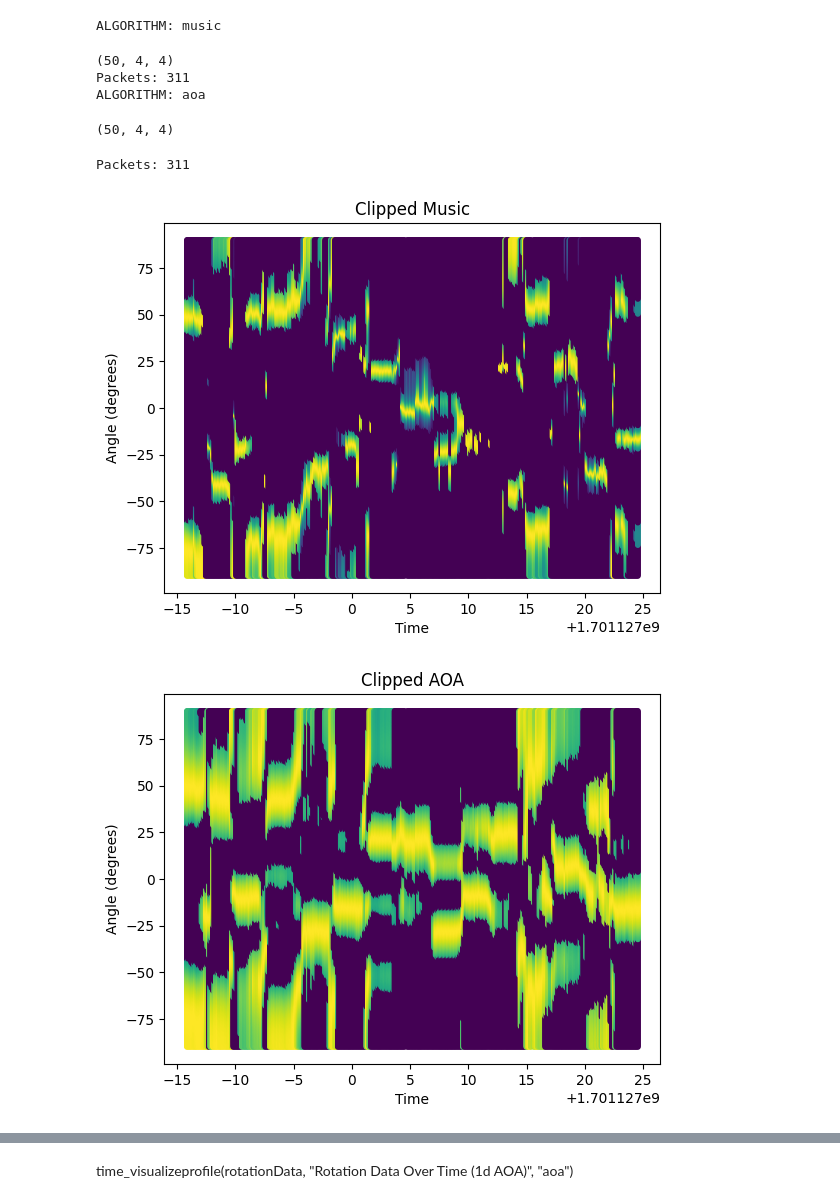
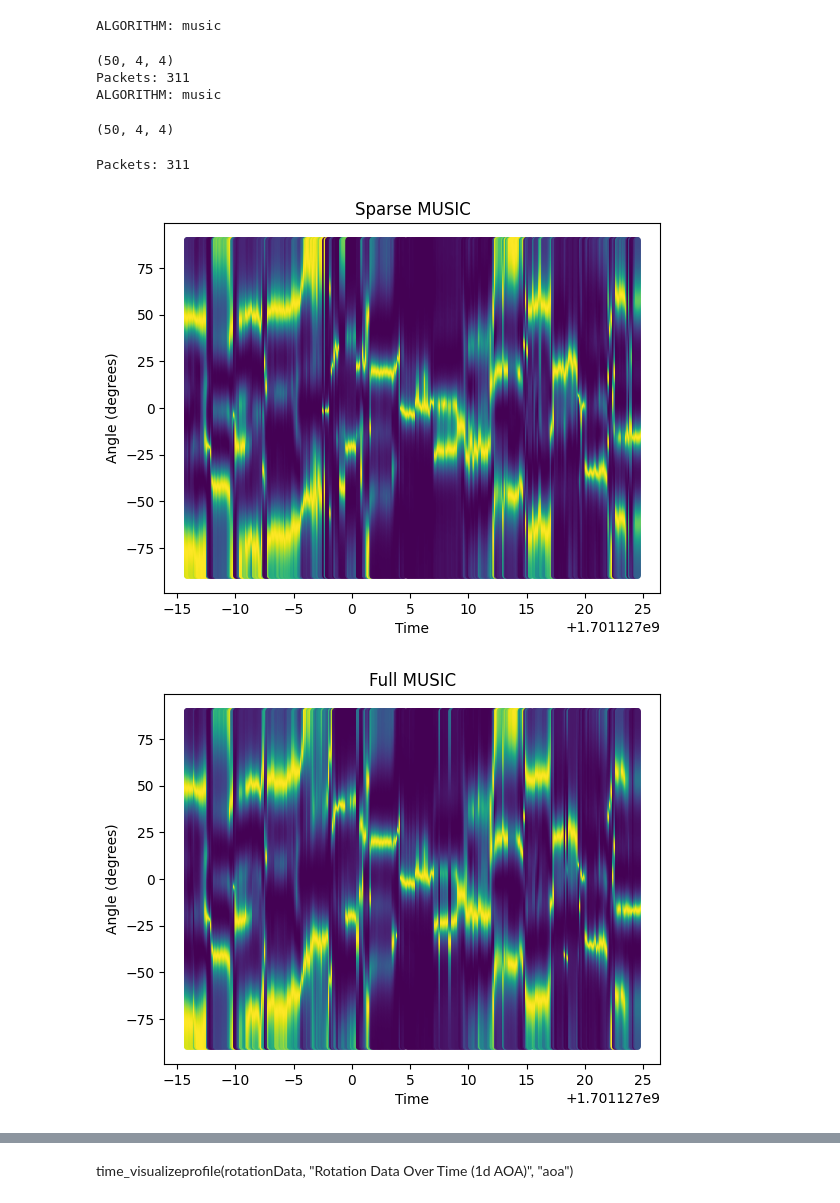
Before and after one commit to Navidt/SignalPropogation, a Jupyter notebook: visualization.ipynb, the cells around one changed output, grey strips where cells are left out. Cells and saved outputs as stored; diff of their text form; code cells hidden in the pictures.

```diff
--- a/visualization.ipynb
+++ b/visualization.ipynb
@@ -223,7 +223,7 @@ rssis = {}
 profs = {}
 aoa_sensors = {}
 # %%
-def get_angle_profiles(bag, algorithm):
+def get_angle_profiles(bag, algorithm, subcarriers = range(0, 50)):
   """Returns a list of [(time, [angles], [profile])] for each packet"""
   print("ALGORITHM:", algorithm)
   num = 0
@@ -240,13 +240,13 @@ def get_angle_profiles(bag, algorithm):
       if num == 1:
         print(csi.shape)
       #assuming this does not change
-      res = aoa_sensor.run(csi,(msg.chan,msg.bw*1e6))
+      res = aoa_sensor.run(csi,(msg.chan,msg.bw*1e6), subcarriers=subcarriers)
       num += 1
       data.append((t.to_sec(), theta_space * 180 / np.pi, res[1]))
   print("Packets:", num)
   return data
 
-def plot_angle_profiles(data, title):
+def plot_angle_profiles(data, title, savename=None):
   """Plots a list of [(time, [angles], [profile])]"""
   fig, ax = plt.subplots()
   plt.title(title)
@@ -254,44 +254,49 @@ def plot_angle_profiles(data, title):
   plt.xlabel("Time")
   for time, angles, profile in data:
     ax.scatter([time] * len(angles), angles, c=profile, s=10)
+  if savename is not None:
+    plt.savefig(savename)
   plt.show()
 # %%
 rotationData = rosbag.Bag("rotationData.bag")
-# musicData = get_angle_profiles(rotationData, "music")
-aoaData = get_angle_profiles(rotationData, "aoa")
+musicData1 = get_angle_profiles(rotationData, "music", [0, 10, 20, 30, 40, 49])
+musicData2 = get_angle_profiles(rotationData, "music")
+# aoaData = get_angle_profiles(rotationData, "aoa")
 # clippedMusic = []
 # for i in range(len(musicData)):
 #   row = musicData[i][2].copy()
 #   row[row < 1] = 0
 #   clippedMusic.append((musicData[i][0], musicData[i][1], row))
 # clippedAoa = []
 # for i in range(len(aoaData)):
 #   row = aoaData[i][2].copy()
 #   row[row < 1] = 0
 #   clippedAoa.append((aoaData[i][0], aoaData[i][1], row))
 # clippedCombined = []
 # for i in range(len(musicData)):
 #   clippedCombined.append((musicData[i][0], musicData[i][1], clippedMusic[i][2] * clippedMusic[i][2]))
 
 # differences = []
 # for i in range(len(musicData)):
 #   differences.append((musicData[i][0], musicData[i][1], np.isclose(musicData[i][2], aoaData[i][2], rtol=0.3)))
 
 
 # spotfi = get_angle_profiles(rotationData, "fft")
-# plot_angle_profiles(musicData, "MUSIC")
-plot_angle_profiles(aoaData, "AOA")
+plot_angle_profiles(musicData1, "Sparse MUSIC", "Sparse MUSIC.png")
+plot_angle_profiles(musicData2, "Full MUSIC")
+# plt.savefig('music.png')
+# plot_angle_profiles(aoaData, "AOA")
 # plot_angle_profiles(clippedMusic, "Clipped Music")
 # plot_angle_profiles(clippedAoa, "Clipped AOA")
 # plot_angle_profiles(clippedCombined, "Combined")
 # plot_angle_profiles(differences, "Differences")
 # plot_angle_profiles(spotfi, "FFT")
 # %% [output]
 ALGORITHM: music
 (50, 4, 4)
 Packets: 311
-ALGORITHM: aoa
+ALGORITHM: music
 (50, 4, 4)
 Packets: 311
-[figure, old version]
+[figure, new version]
-[figure, old version]
+[figure, new version]
```
Also changed, not shown: parts of 2 cells of this notebook, 1 other file.
